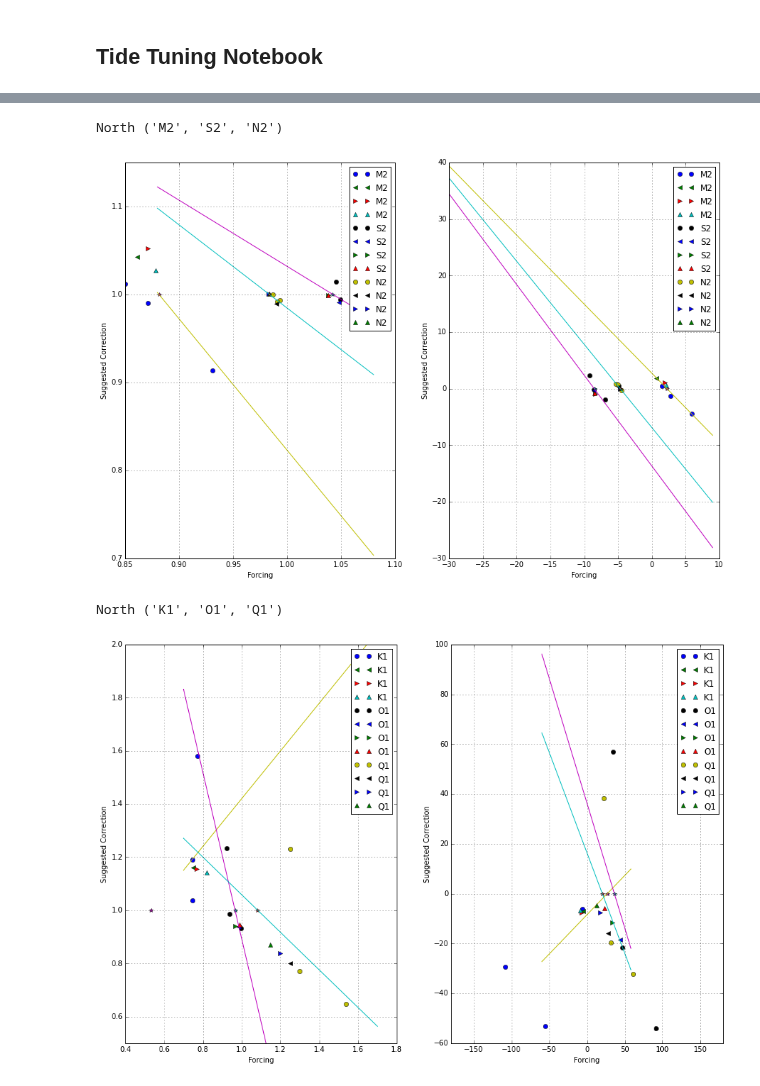
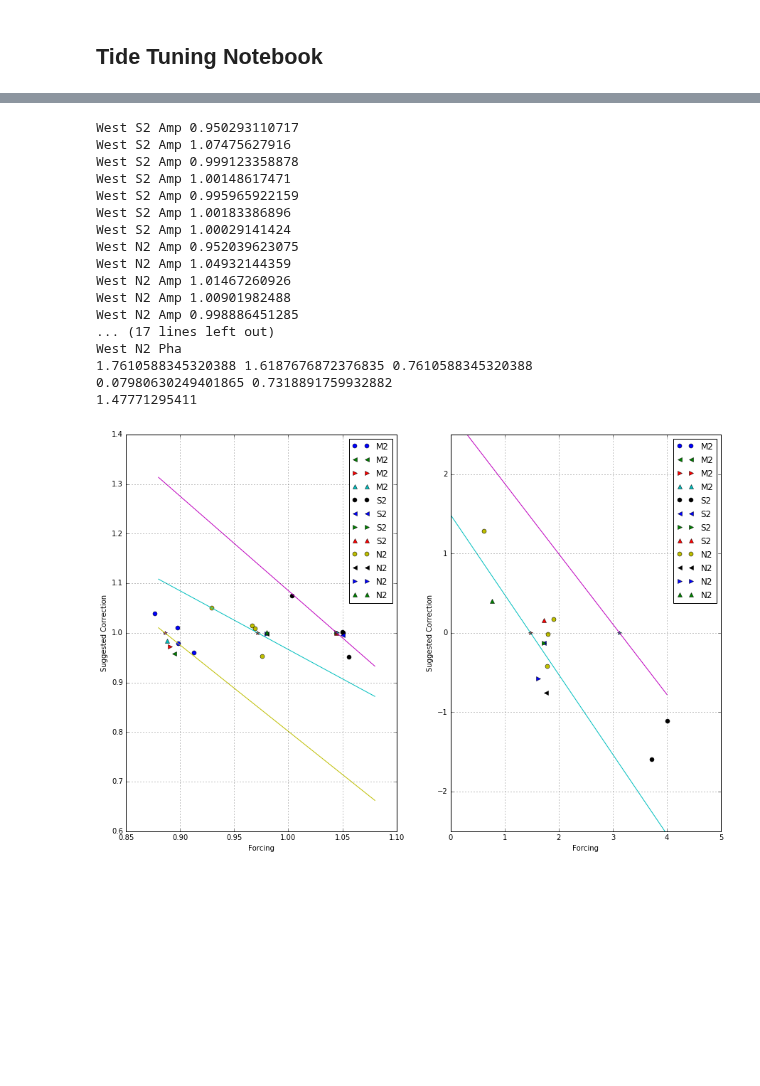
Before and after one commit to SalishSeaCast/analysis, a Jupyter notebook: Susan/TideTuning.ipynb, the cells around one changed output, grey strips where cells are left out. Saved outputs shown, nothing was run; the diff lists cells and outputs as text; code cells hidden in the pictures; blank space fills up the shorter version.

```diff
--- a/Susan/TideTuning.ipynb
+++ b/Susan/TideTuning.ipynb
@@ -4,6 +4,8 @@
 import matplotlib.pyplot as plt
 import numpy as np
 %matplotlib inline
+# %%
+TS10in = {'North': {'Q1': {'Amp': 1.0825116171662457, 'Pha': 12.632601992144451}, 'S2': {'Amp': 1.0379680543704286, 'Pha': -9.332874394421525}, 'N2': {'Amp': 0.98355159834393069, 'Pha': -4.6814662131266642}, 'O1': {'Amp': 0.96565598198952585, 'Pha': 28.399628661111066}, 'K1': {'Amp': 0.8200000000000001, 'Pha': -9.0}, 'M2': {'Amp': 0.88138318239218327, 'Pha': 2.2386464647335269}}, 'West': {'Q1': {'Amp': 0.99470837890616992, 'Pha': 9.517984938287249}, 'S2': {'Amp': 1.0446956705700003, 'Pha': 1.7247857894725884}, 'N2': {'Amp': 0.9797124228733876, 'Pha': 0.7610588345320388}, 'O1': {'Amp': 1.0290395717320522, 'Pha': 11.550236466923987}, 'K1': {'Amp': 1.05, 'Pha': -16.26898720916071}, 'M2': {'Amp': 0.88774830007038597, 'Pha': -7.6851903099544563}}}
 # %%
 TS9in = {'North': {'O1': {'Amp': 0.9883470888743955, 'Pha': 23.399628661111066}, 'M2': {'Amp': 0.87832866964865763, 'Pha': 2.1477843647649064}, 'N2': {'Amp': 0.98342713711111474, 'Pha': -4.6896078245169051}, 'K1': {'Amp': 0.8200000000000001, 'Pha': -9.0}, 'Q1': {'Amp': 1.1482701669875641, 'Pha': 12.632601992144451}, 'S2': {'Amp': 1.0379680543704286, 'Pha': -8.4439557398943386}}, 'West': {'O1': {'Amp': 1.04, 'Pha': 12.550236466923987}, 'M2': {'Amp': 0.8906867359929187, 'Pha': -7.8166410932266306}, 'N2': {'Amp': 0.9797124228733876, 'Pha': 1.6187676872376835}, 'K1': {'Amp': 1.0243962888030014, 'Pha': -14.26898720916071}, 'Q1': {'Amp': 0.99162436129565101, 'Pha': 10.517984938287249}, 'S2': {'Amp': 1.0445332886627665, 'Pha': 1.7247857894725884}}}
 # %%
@@ -156,17 +158,19 @@ TS7out = {'North': {'Q1': {'Pha': -22.886425235514594, 'Amp': 0.9305507623582045
 TS8out = {'West': {'K1': {'Amp': 0.97294394809883511, 'Pha': 2.7579367053216881}, 'Q1': {'Amp': 0.96966233066943985, 'Pha': 1.9150525736966344}, 'S2': {'Amp': 0.95472229971458944, 'Pha': 1.0372218360624021}, 'N2': {'Amp': 0.95752188775425451, 'Pha': 0.40262808850771226}, 'M2': {'Amp': 0.95858932366390581, 'Pha': 1.1601428772132749}, 'O1': {'Amp': 0.97183294662054664, 'Pha': 2.007318956120443}}, 'North': {'K1': {'Amp': 1.1547120834449451, 'Pha': -7.6129201656615066}, 'Q1': {'Amp': 0.96681474235607734, 'Pha': -15.124112334094548}, 'S2': {'Amp': 1.0513147965750143, 'Pha': 0.20788982904463182}, 'N2': {'Amp': 1.0526603636580936, 'Pha': 1.0521057205134241}, 'M2': {'Amp': 1.0521929700885222, 'Pha': 1.1130570825965833}, 'O1': {'Amp': 1.0868904745440655, 'Pha': -19.161141807354142}}}
 # %%
 TS9out = {'North': {'K1': {'Amp': 1.141806975674275, 'Pha': -6.8066122155455275}, 'O1': {'Amp': 1.0790183141135039, 'Pha': -12.693489398286005}, 'N2': {'Amp': 1.0276135396079655, 'Pha': 0.69195097514989357}, 'S2': {'Amp': 1.0267195882687952, 'Pha': -0.21023995360576464}, 'M2': {'Amp': 1.0273131680911955, 'Pha': 0.6410257630467413}, 'Q1': {'Amp': 0.99349042997534653, 'Pha': -11.450128659908728}}, 'West': {'K1': {'Amp': 1.0005922446358808, 'Pha': 0.30581150821401393}, 'O1': {'Amp': 0.99691301051231362, 'Pha': -0.27067321788786103}, 'N2': {'Amp': 0.97009487763399349, 'Pha': 0.079806302494018655}, 'S2': {'Amp': 0.97355520330980305, 'Pha': 0.52786277421644989}, 'M2': {'Amp': 0.97177309878878693, 'Pha': 0.65317168768398026}, 'Q1': {'Amp': 1.005747559953059, 'Pha': -0.38741079347094853}}}
+# %%
+TS10out = {'West': {'Q1': {'Amp': 0.98050924008569673, 'Pha': 2.1640812550494957}, 'N2': {'Amp': 0.98497707891758624, 'Pha': 0.73188917599328818}, 'S2': {'Amp': 0.98386804368385228, 'Pha': 0.49094103412041257}, 'M2': {'Amp': 0.9835814140583149, 'Pha': 0.33283810199147285}, 'K1': {'Amp': 0.98125945152519567, 'Pha': 2.0121855104044792}, 'O1': {'Amp': 0.98879469627003824, 'Pha': 2.423226052588376}}, 'North': {'Q1': {'Amp': 1.0262218515128376, 'Pha': -11.636416402243867}, 'N2': {'Amp': 1.0121869970770876, 'Pha': 0.25638965602854569}, 'S2': {'Amp': 1.0127597355406559, 'Pha': 0.59505848045751009}, 'M2': {'Amp': 1.0133909064729139, 'Pha': 0.33157708793285678}, 'K1': {'Amp': 1.1311741337398815, 'Pha': -6.2684264923129263}, 'O1': {'Amp': 1.0807892207906737, 'Pha': -15.033773286125751}}}
 # %%
 diurnals = ('K1', 'O1', 'Q1')
 semis = ('M2', 'S2', 'N2')
 # %%
-for TS in (TS4newBout, TS5out, TS6out, TS7out, TS8out, TS9out):
+for TS in (TS4newBout, TS5out, TS6out, TS7out, TS8out, TS9out, TS10out):
     for side in ('West', 'North'):
         phaerror = 0
         amperror = 0
         for const in diurnals:
             phaerror += TS[side][const]['Pha']**2
             amperror += (TS[side][const]['Amp'] - 1)**2
-        if side=='North':
-            print (side, np.sqrt(phaerror/6.), np.sqrt(amperror/6.) )
+        if side=='West':
+            print (side, np.sqrt(phaerror/3.), np.sqrt(amperror/3.) )
 # %% [output]
@@ -207,8 +212,8 @@ def make_comparison(freq, side):
     fig, ax = plt.subplots(1,2,figsize=(15,10))
     for ipa, pa in enumerate(('Amp', 'Pha')):
         for const in freq:
-            for irun, (Tin, Tout) in enumerate(zip( (TS4in, TS5in, TS6in, TS7in, TS8in, TS9in),
-                                                   (TS4newBout,  TS5out, TS6out, TS7out, TS8out, TS9out))):
+            for irun, (Tin, Tout) in enumerate(zip( (TS4in, TS5in, TS6in, TS7in, TS8in, TS9in, TS10in),
+                                                   (TS4newBout,  TS5out, TS6out, TS7out, TS8out, TS9out, TS10out))):
                 x[irun] = Tin[side][const][pa]
                 y[irun] = Tout[side][const][pa]
      #           print const, x[irun]
@@ -218,15 +223,13 @@ def make_comparison(freq, side):
                     y[irun] = (Tout[side][const][pa] / divisor
                                        - correction[const][pa][2] *
                                                        Tout[side][correction[const][pa][0]][pa])
+                    print (side, const, pa, y[irun])
 
 
             ax[ipa].plot(x[:-3],y[:-3],'o', label=const)
             ax[ipa].plot(x[-3], y[-3], '<', label=const)
             ax[ipa].plot(x[-2], y[-2], '>', label=const)
             ax[ipa].plot(x[-1],y[-1],'^', label=const)
-            if side=='West' and const=='S2':
-                print (y)
-
 
             m, b = np.polyfit(x, y, 1)
 
@@ -261,7 +264,11 @@ def make_comparison(freq, side):
         ax[ipa].legend()
         if side == 'North' and pa == 'Amp' and const in diurnals:
             ax[ipa].set_ylim(0.5,2)
+            ax[ipa].set_xlim(0.7, 1.2)
         elif side == 'North' and pa == 'Pha' and const in diurnals:
             ax[ipa].set_xlim(-180,180)
+        elif side == 'West' and pa == 'Pha' and const in semis:
+            ax[ipa].set_xlim(0,5)
+            ax[ipa].set_ylim(-2.5,2.5)
 
     print (side, freq)
@@ -280,10 +275,26 @@ West ('K1', 'O1', 'Q1')
-# %%
-make_comparison(semis,'North')
-# %% [output]
-North ('M2', 'S2', 'N2')
-[figure, removed]
-# %%
-make_comparison(diurnals,'North')
-# %% [output]
-North ('K1', 'O1', 'Q1')
-[figure, removed]
+# %%
+make_comparison(semis,'West')
+side = 'West'; const = 'N2'; pa = 'Pha'
+print (side, const, pa)
+print (TS8in[side][const][pa], TS9in[side][const][pa], TS10in[side][const][pa])
+print (TS9out[side][const][pa], TS10out[side][const][pa])
+print (TSNin[side][const][pa])
+# %% [output]
+West S2 Amp 0.950293110717
+West S2 Amp 1.07475627916
+West S2 Amp 0.999123358878
+West S2 Amp 1.00148617471
+West S2 Amp 0.995965922159
+West S2 Amp 1.00183386896
+West S2 Amp 1.00029141424
+West N2 Amp 0.952039623075
+West N2 Amp 1.04932144359
+West N2 Amp 1.01467260926
+West N2 Amp 1.00901982488
+West N2 Amp 0.998886451285
+... (17 lines left out)
+West N2 Pha
+1.7610588345320388 1.6187676872376835 0.7610588345320388
+0.07980630249401865 0.7318891759932882
+1.47771295411
+[figure, added]
```
Also changed, not shown: parts of 10 cells of this notebook, 2 other files.
